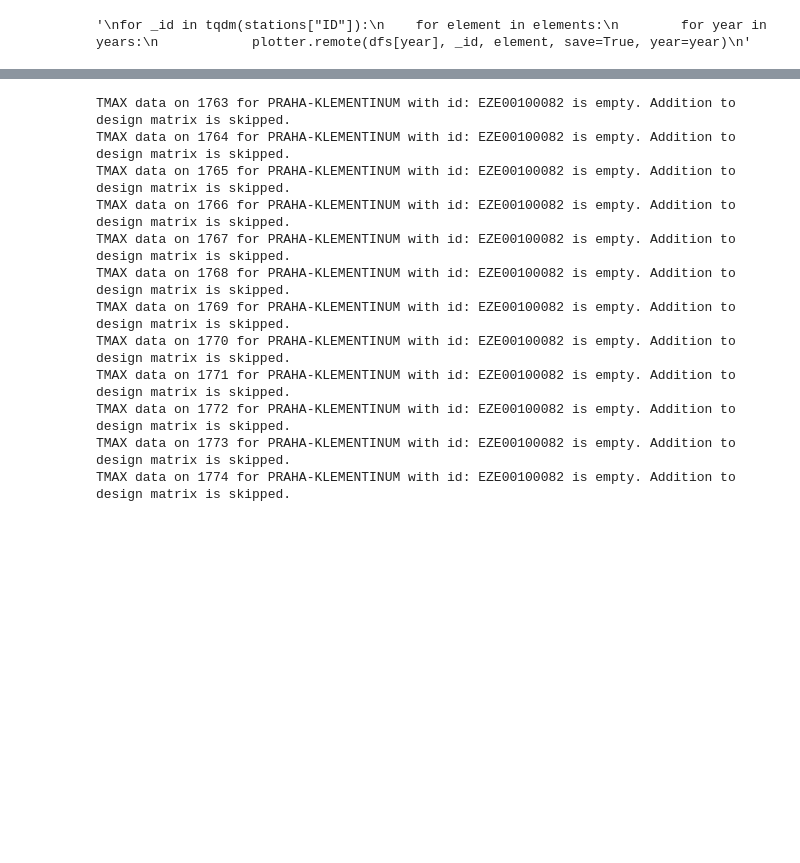
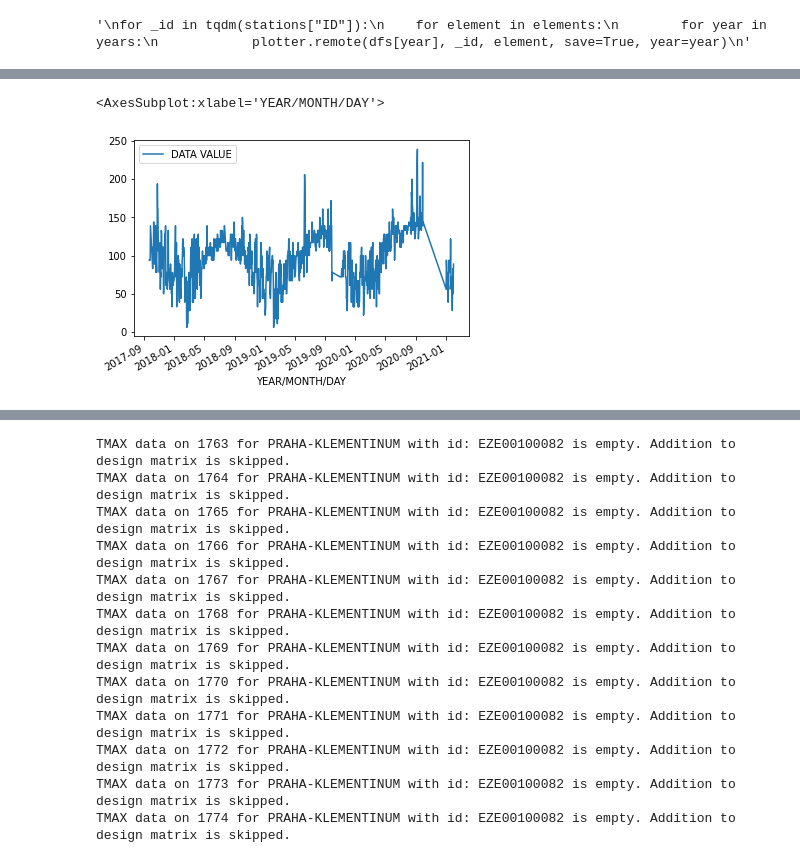
Before and after one commit to briancpark/aws-asdi, a Jupyter notebook: eda.ipynb, the cells around one changed output, grey strips where cells are left out. Drawn from its saved outputs; the diff is of its cells as text; code cells hidden in the pictures; blank space fills up the shorter version.

```diff
--- a/eda.ipynb
+++ b/eda.ipynb
@@ -290,0 +417,5 @@ plt.plot(time_series)
+# %%
+berkeley_time_series["TMIN"].tail(365 * 3).plot()
+# %% [output]
+<AxesSubplot:xlabel='YEAR/MONTH/DAY'>
+[figure, added]
```
Also changed, not shown: parts of 51 cells of this notebook, 1 other file.
